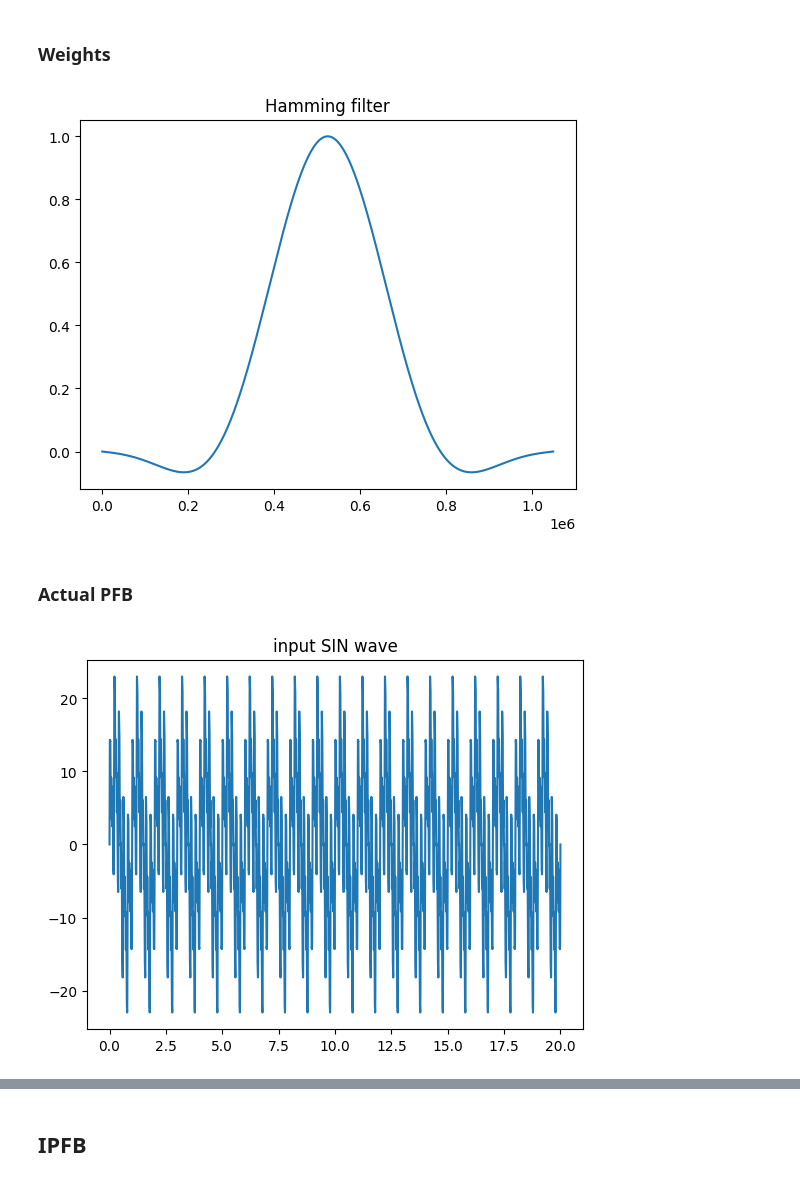
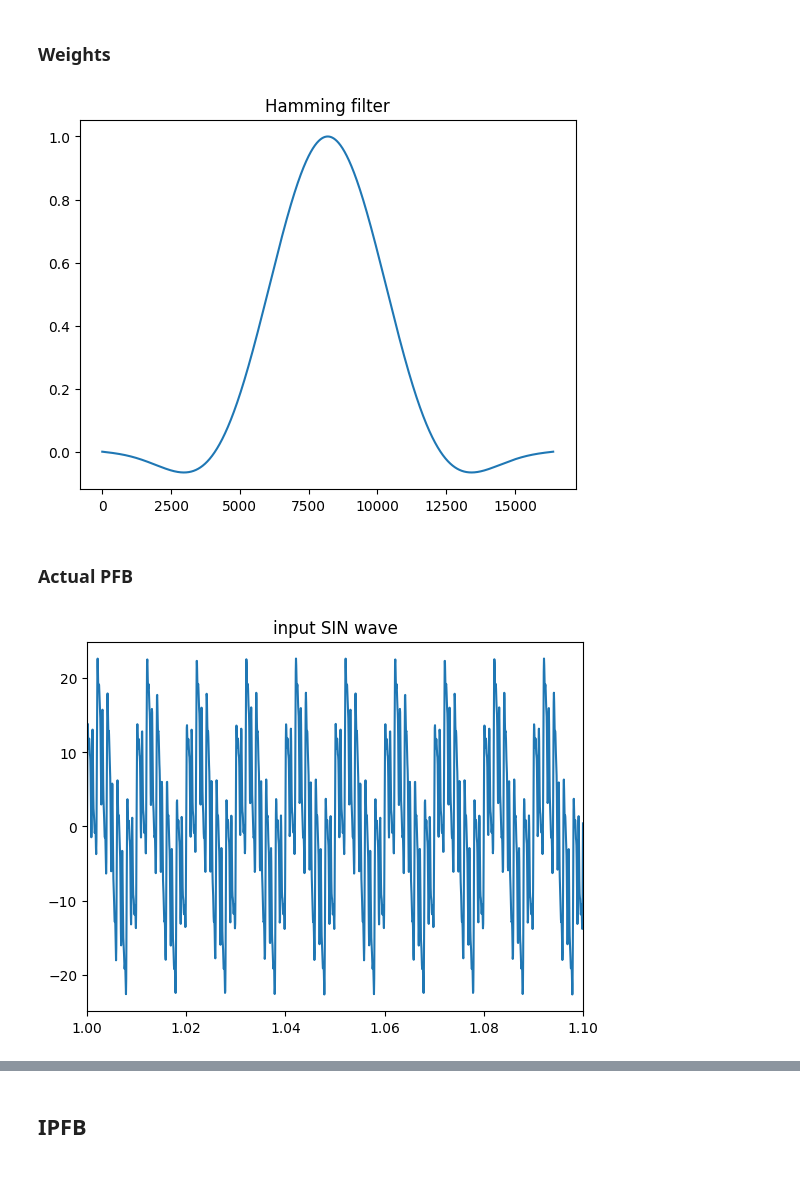
Before and after one commit to PhilJ0ly/ALBATROS_axion_search, a Jupyter notebook: Jupyter/PFB_algo.ipynb, the cells around one changed output, grey strips where cells are left out. Cells and saved outputs as stored; diff of their text form; code cells hidden in the pictures.

```diff
--- a/Jupyter/PFB_algo.ipynb
+++ b/Jupyter/PFB_algo.ipynb
@@ -12,7 +12,7 @@ import matplotlib.pyplot as plt
 # %% [markdown]
 ## PFB
 # %%
-osamp= 64
+osamp= 1
 ntap = 4
 # %% [markdown]
 ### Weights
@@ -37,11 +37,11 @@ def get_window(ntap, osamp, nchan=2049, ham=True):
     return cupy_win_big
 # %%
 win = get_window(ntap,osamp, ham=True)
-plt.plot(np.arange(win.size), win.flat)
+plt.plot(win.flat)
 plt.title("Hamming filter")
 plt.show()
 # %% [output]
-[figure, old version]
+[figure, new version]
 # %% [markdown]
 ### Actual PFB
 # %%
@@ -65,18 +65,20 @@ def pfb(timestream, win, out=None, nchan=2049, ntap=4):
     return out
 # %%
 # Sin wave example
-f = [1, 5, 10, 15, 30]
+f = [100, 500, 1000, 2000, 3000]
 amp = [10,8,6,4,2]
 lblock = 4096*osamp
-ts_x = np.linspace(0,20, lblock*10)
+step = 100
+ts_x = np.linspace(0,20, lblock*step).reshape(step, lblock)
 ts = np.zeros_like(ts_x)
 for i in range(len(f)):
     ts += amp[i]*np.sin(2*np.pi*f[i]*ts_x)
 
+plt.xlim(1,1.1)
 plt.title("input SIN wave")
-plt.plot(ts_x, ts)
+plt.plot(ts_x.flat, ts.flat)
 plt.show()
 # %% [output]
-[figure, old version]
+[figure, new version]
 # %%
 out = pfb(ts, win, nchan=2048*osamp+1)
```
Also changed, not shown: parts of 11 cells of this notebook, 13 other files.
